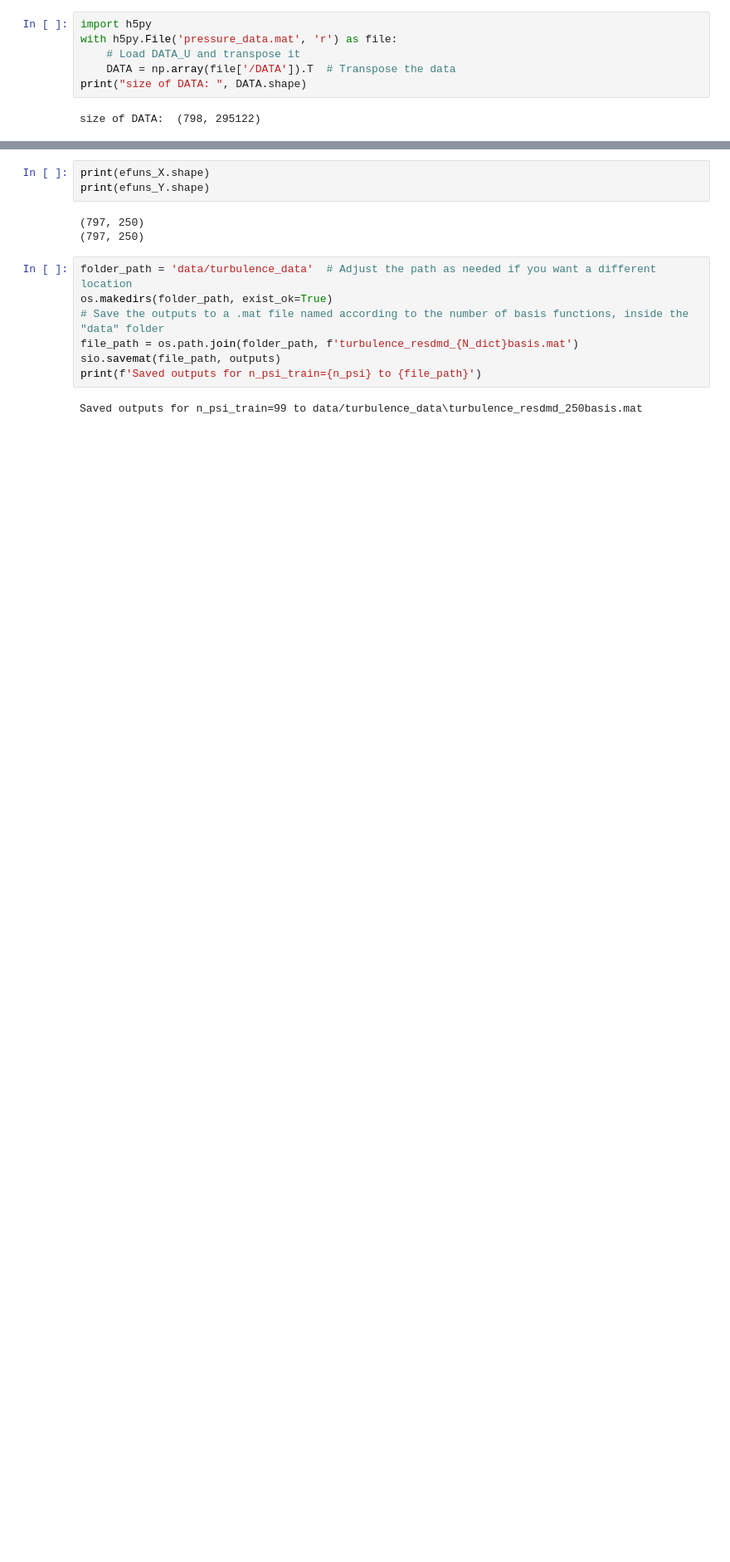
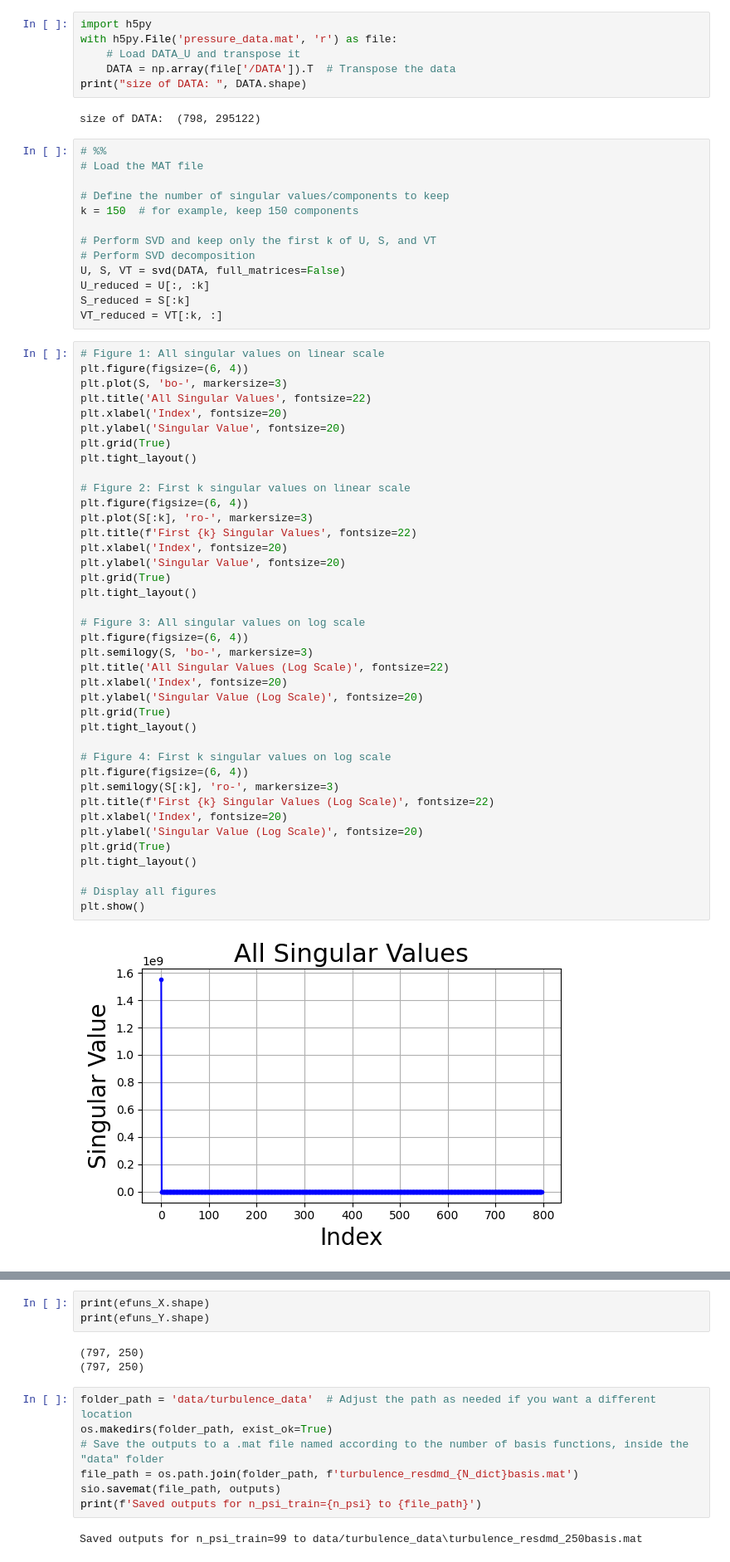
Before and after one commit to TalkingDoll/ResKoopNet, a Jupyter notebook: turbulence_reskoopnet.ipynb, the cells around one changed output, grey strips where cells are left out. Shown: that part at 83% size. Saved outputs shown, nothing was run; the diff lists cells and outputs as text; blank space fills up the shorter version.

```diff
--- a/turbulence_reskoopnet.ipynb
+++ b/turbulence_reskoopnet.ipynb
@@ -14,3 +15,57 @@ with h5py.File('pressure_data.mat', 'r') as file:
 print("size of DATA: ", DATA.shape)
 # %% [output]
 size of DATA:  (798, 295122)
+# %%
+# %%
+# Load the MAT file
+
+# Define the number of singular values/components to keep
+k = 150  # for example, keep 150 components
+
+# Perform SVD and keep only the first k of U, S, and VT
+# Perform SVD decomposition
+U, S, VT = svd(DATA, full_matrices=False)
+U_reduced = U[:, :k]
+S_reduced = S[:k]
+VT_reduced = VT[:k, :]
+# %%
+# Figure 1: All singular values on linear scale
+plt.figure(figsize=(6, 4))
+plt.plot(S, 'bo-', markersize=3)
+plt.title('All Singular Values', fontsize=22)
+plt.xlabel('Index', fontsize=20)
+plt.ylabel('Singular Value', fontsize=20)
+plt.grid(True)
+plt.tight_layout()
+
+# Figure 2: First k singular values on linear scale
+plt.figure(figsize=(6, 4))
+plt.plot(S[:k], 'ro-', markersize=3)
+plt.title(f'First {k} Singular Values', fontsize=22)
+plt.xlabel('Index', fontsize=20)
+plt.ylabel('Singular Value', fontsize=20)
+plt.grid(True)
+plt.tight_layout()
+
+# Figure 3: All singular values on log scale
+plt.figure(figsize=(6, 4))
+plt.semilogy(S, 'bo-', markersize=3)
+plt.title('All Singular Values (Log Scale)', fontsize=22)
+plt.xlabel('Index', fontsize=20)
+plt.ylabel('Singular Value (Log Scale)', fontsize=20)
+plt.grid(True)
+plt.tight_layout()
+
+# Figure 4: First k singular values on log scale
+plt.figure(figsize=(6, 4))
+plt.semilogy(S[:k], 'ro-', markersize=3)
+plt.title(f'First {k} Singular Values (Log Scale)', fontsize=22)
+plt.xlabel('Index', fontsize=20)
+plt.ylabel('Singular Value (Log Scale)', fontsize=20)
+plt.grid(True)
+plt.tight_layout()
+
+# Display all figures
+plt.show()
+# %% [output]
+[figure, added]
```
Also changed, not shown: parts of 4 cells of this notebook, 1 other file.
